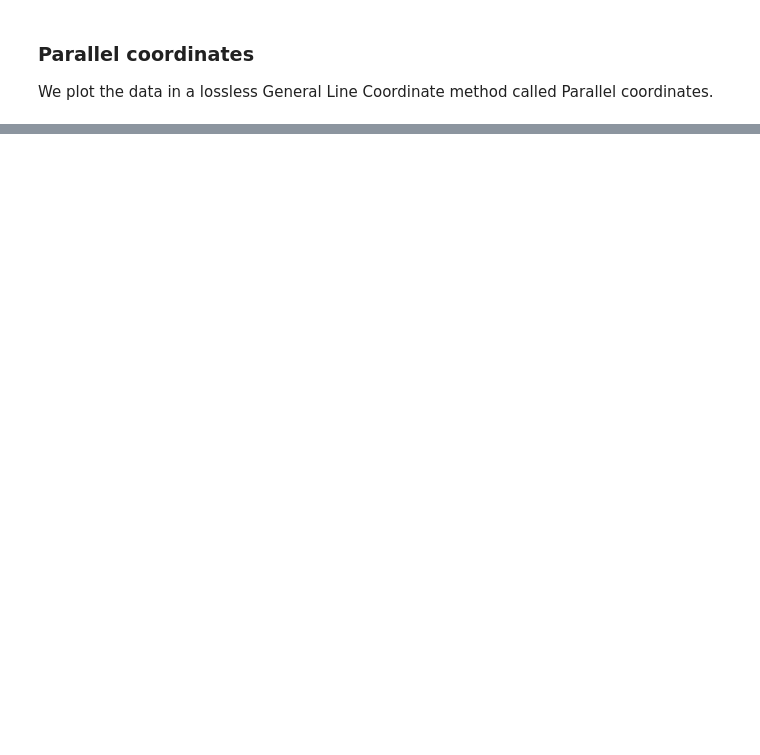
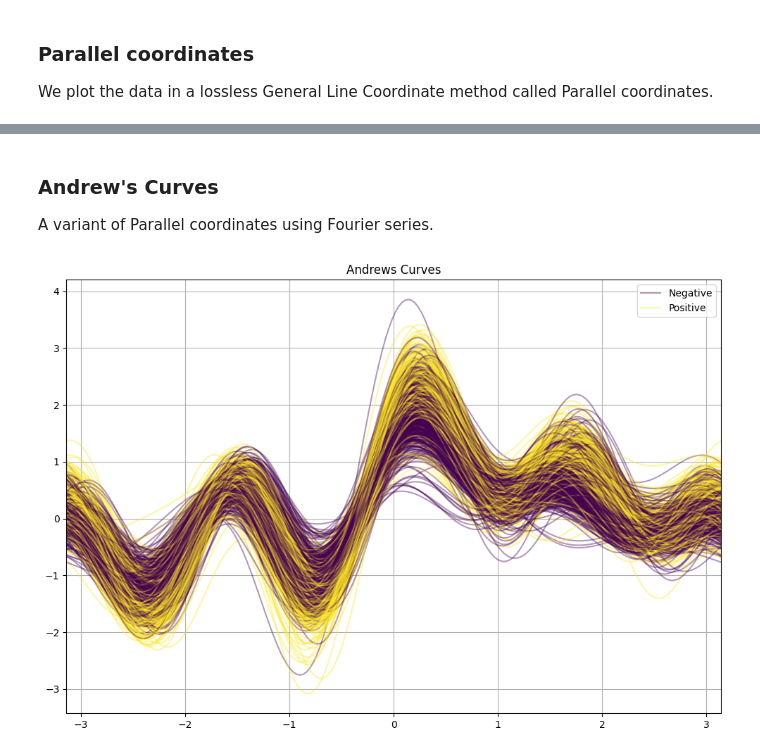
Before and after one commit to AvaAvarai/DataAnalysisNotebook, a Jupyter notebook: notebook.ipynb, the cells around one changed output, grey strips where cells are left out. Drawn from its saved outputs; the diff is of its cells as text; code cells hidden in the pictures; blank space fills up the shorter version.

```diff
--- a/notebook.ipynb
+++ b/notebook.ipynb
@@ -72,0 +76,17 @@ plt.show()
+# %% [markdown]
+### Andrew's Curves
+
+A variant of Parallel coordinates using Fourier series.
+# %%
+plt.figure(figsize=(12, 8))
+
+# Plot the normalized DataFrame using Andrews Curves
+pd.plotting.andrews_curves(df_normalized, 'class', colormap='viridis', alpha=0.4)
+
+# Set the title of the plot
+plt.title('Andrews Curves')
+
+# Display the plot
+plt.show()
+# %% [output]
+[figure, added]
```
Also changed, not shown: parts of 6 cells of this notebook.
